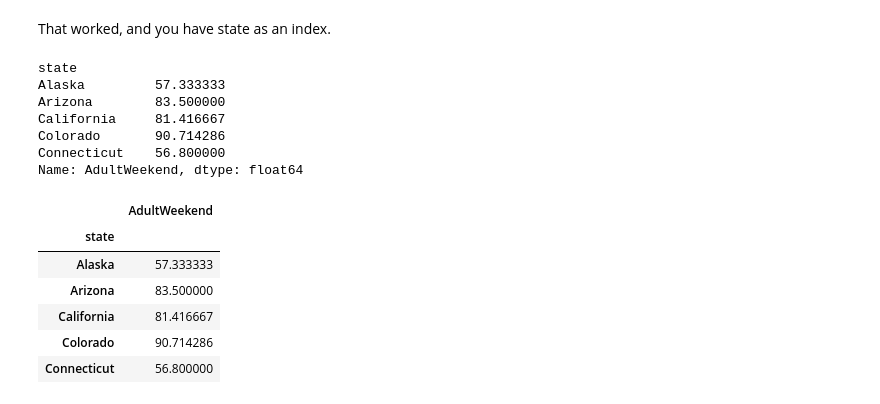
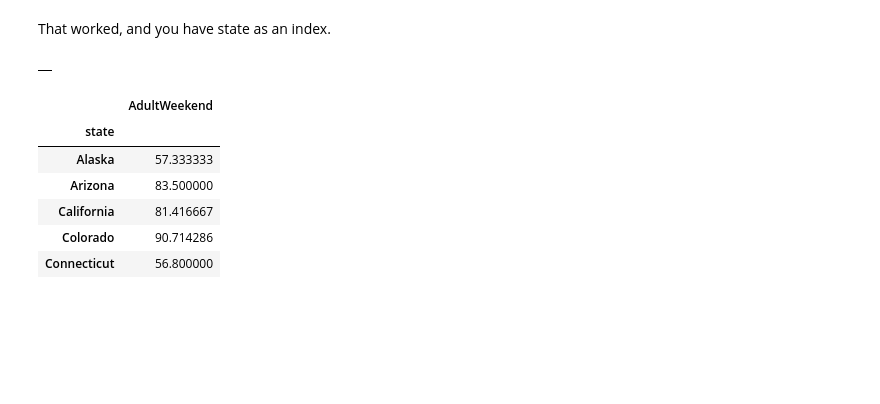
Before and after one commit to TemesgenGT/Springboard_5, a Jupyter notebook: 03_exploratory_data_analysis.ipynb, the cells around one changed output. Drawn from its saved outputs; the diff is of its cells as text; code cells hidden in the pictures; blank space fills up the shorter version.

```diff
--- a/03_exploratory_data_analysis.ipynb
+++ b/03_exploratory_data_analysis.ipynb
@@ -677,15 +679,9 @@ pca_df.head()
 That worked, and you have state as an index.
 # %%
 # our average state prices also have state as an index
-state_avg_price.head()
+#state_avg_price.head()
 # %% [output]
-state
-Alaska         57.333333
-Arizona        83.500000
-California     81.416667
-Colorado       90.714286
-Connecticut    56.800000
-Name: AdultWeekend, dtype: float64
+|  |
 # %%
 # we can also cast it to a dataframe using Series' to_frame() method:
 state_avg_price.to_frame().head()
```
Also changed, not shown: parts of 18 cells of this notebook.
